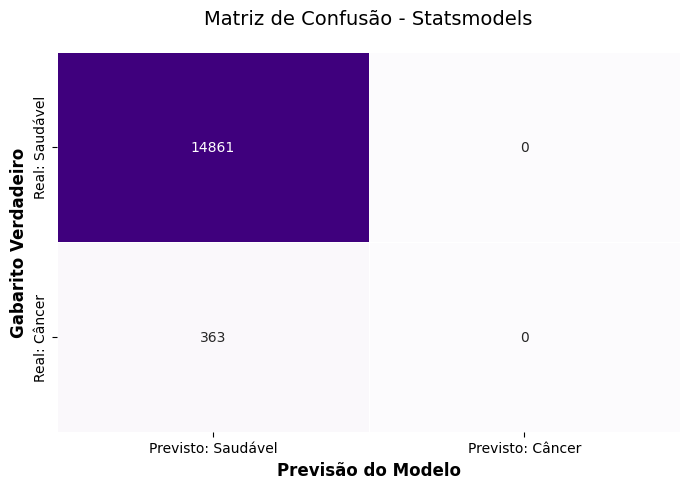
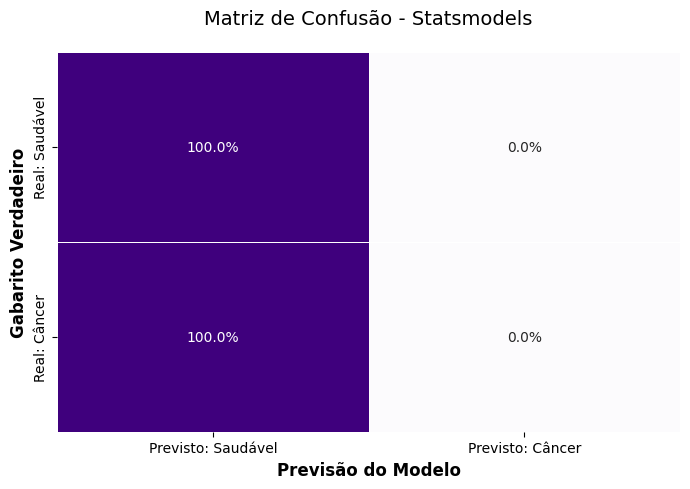
Unified diff of the notebook cell whose output changed from the first chart to the second:
--- before
+++ after
@@ -7,11 +7,12 @@
 previsoes_binarias = (probs_teste >= limiar).astype(int)
 
-cm = confusion_matrix(y_gabarito, previsoes_binarias)
+cm = confusion_matrix(y_gabarito, previsoes_binarias, normalize='true') 
 
 plt.figure(figsize=(7, 5))
-sns.heatmap(cm, annot=True, fmt='d', cmap='Purples', 
-            linewidths=.5, cbar=False,
+sns.heatmap(cm, annot=True, cmap='Purples' ,fmt='.1%',
+            linewidths=.5, cbar=False, vmin=0, vmax=1,
             xticklabels=['Previsto: Saudável', 'Previsto: Câncer'],
             yticklabels=['Real: Saudável', 'Real: Câncer'])
+
 
 plt.title('Matriz de Confusão - Statsmodels', pad=20, fontsize=14)
@@ -19,3 +20,4 @@
 plt.xlabel('Previsão do Modelo', fontsize=12, fontweight='bold')
 plt.tight_layout()
+plt.savefig('../output/Confusion_Matrix_Statsmodels.png', dpi=300, bbox_inches='tight')
 plt.show()

Commit: feat: confusion matrix normalized